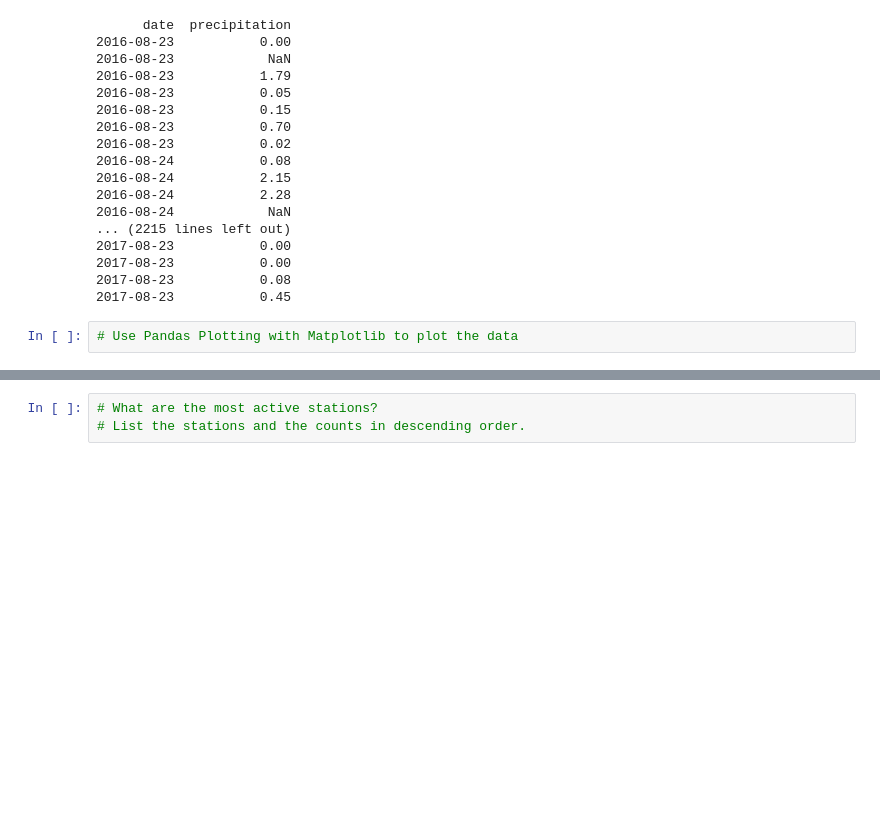
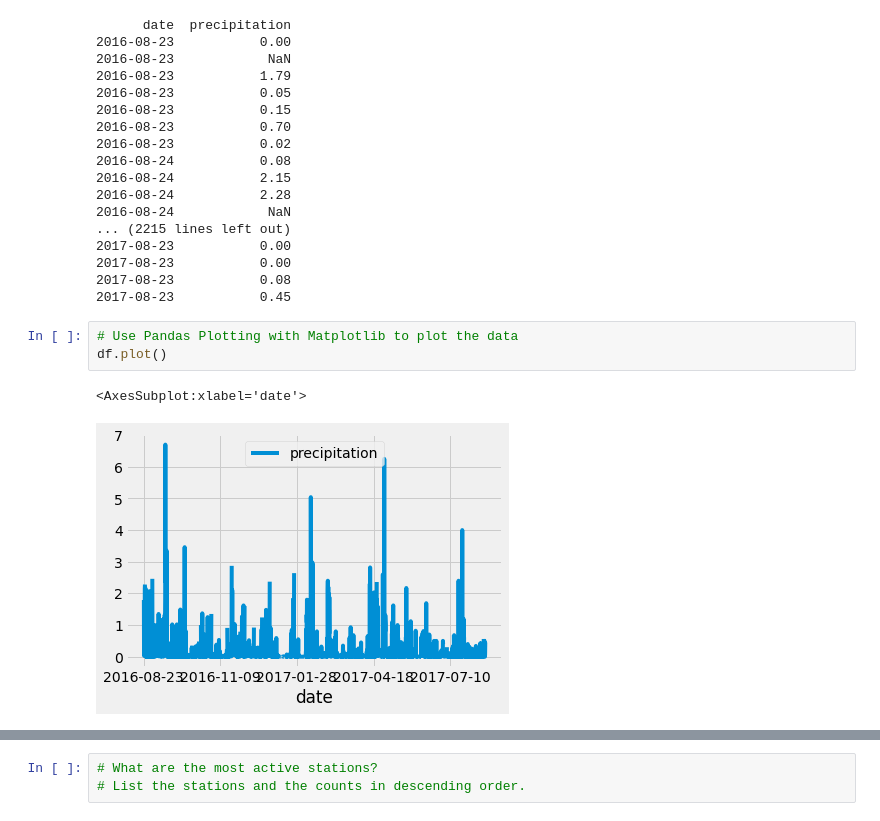
Before and after one commit to Csstndly/Surfs_Up, a Jupyter notebook: climate_analysis.ipynb, the cells around one changed output, grey strips where cells are left out. Drawn from its saved outputs; the diff is of its cells as text; blank space fills up the shorter version.

```diff
--- a/climate_analysis.ipynb
+++ b/climate_analysis.ipynb
@@ -114,4 +114,8 @@ print(df.to_string(index=False))
 2017-08-23           0.45
 # %%
 # Use Pandas Plotting with Matplotlib to plot the data
+df.plot()
+# %% [output]
+<AxesSubplot:xlabel='date'>
+[figure, added]
 # %%
```
Also changed, not shown: parts of 3 cells of this notebook, 1 other file.
